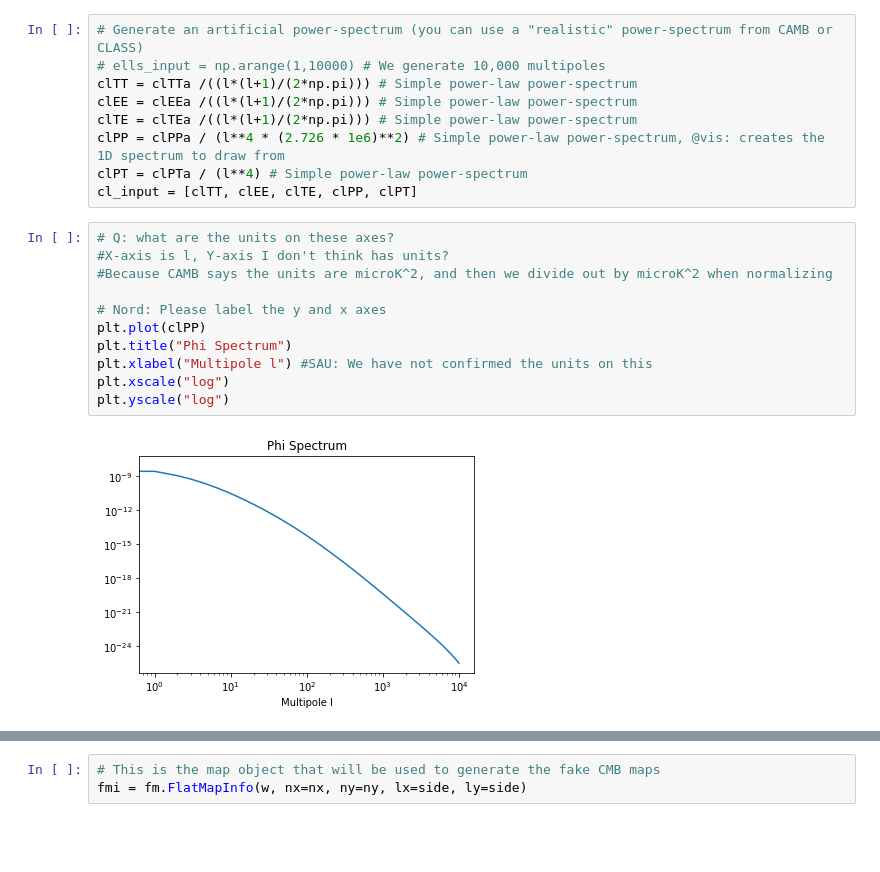
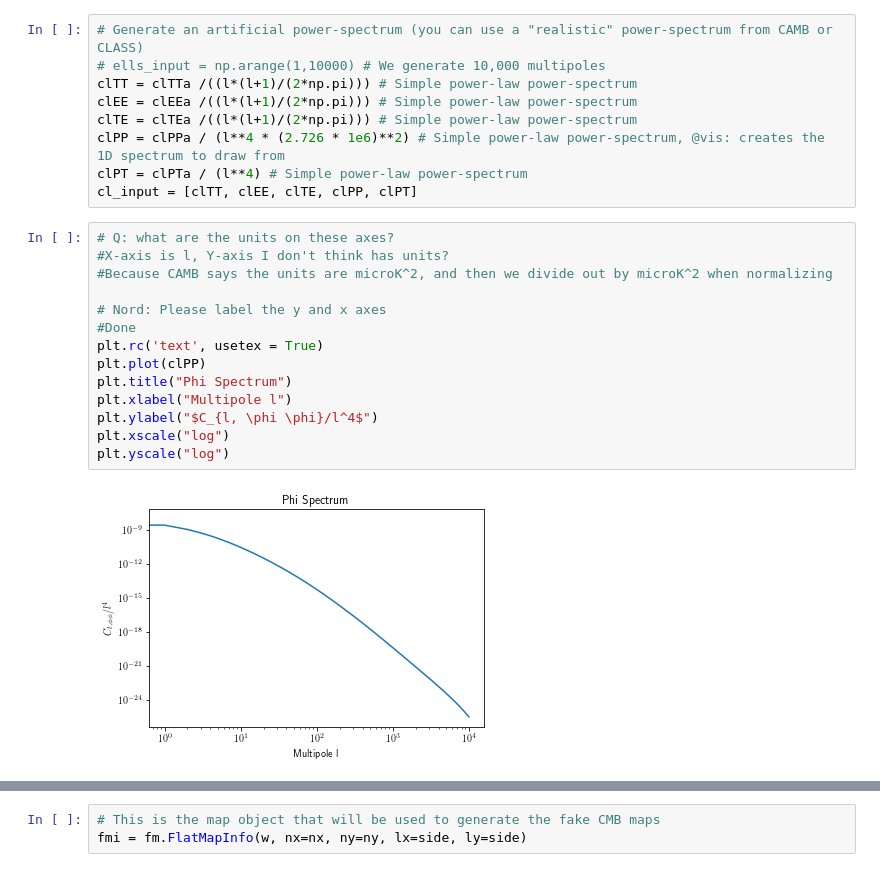
Before and after one commit to deepskies/DeepCMBsim, a Jupyter notebook: Phi Maps.ipynb, the cells around one changed output, grey strips where cells are left out. Saved outputs shown, nothing was run; the diff lists cells and outputs as text; blank space fills up the shorter version.

```diff
--- a/Phi Maps.ipynb
+++ b/Phi Maps.ipynb
@@ -45,16 +53,19 @@ cl_input = [clTT, clEE, clTE, clPP, clPT]
 # %%
 # Q: what are the units on these axes?
 #X-axis is l, Y-axis I don't think has units?
 #Because CAMB says the units are microK^2, and then we divide out by microK^2 when normalizing
 
 # Nord: Please label the y and x axes
+#Done
+plt.rc('text', usetex = True)
 plt.plot(clPP)
 plt.title("Phi Spectrum")
-plt.xlabel("Multipole l") #SAU: We have not confirmed the units on this
+plt.xlabel("Multipole l")
+plt.ylabel("$C_{l, \phi \phi}/l^4$")
 plt.xscale("log")
 plt.yscale("log")
 # %% [output]
-[figure, old version]
+[figure, new version]
 # %%
 # Create the empty map object with the resolution that we want
 # Set parameters for empy map with resolution
```
Also changed, not shown: parts of 12 cells of this notebook, 1 other file.
